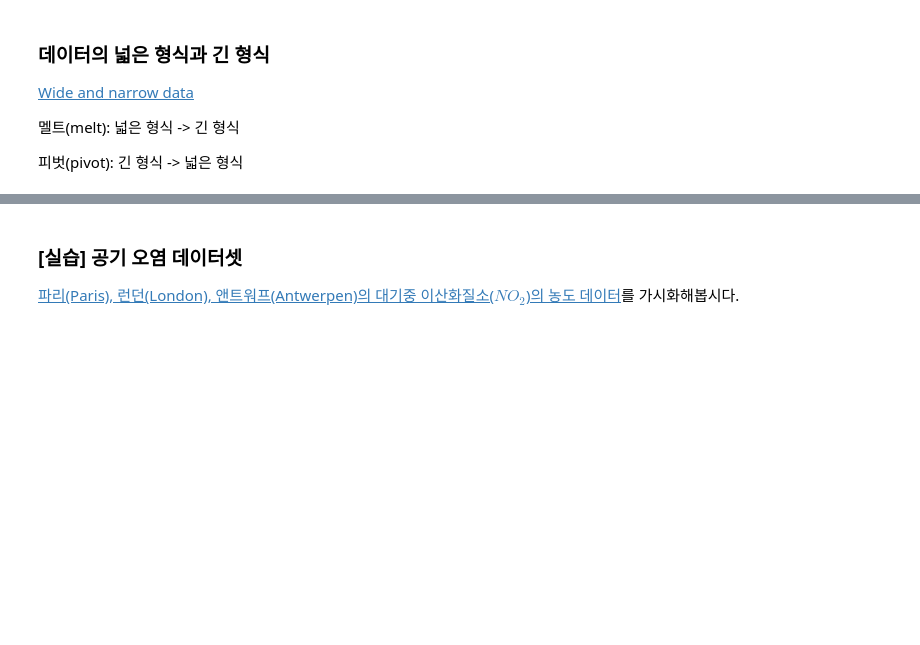
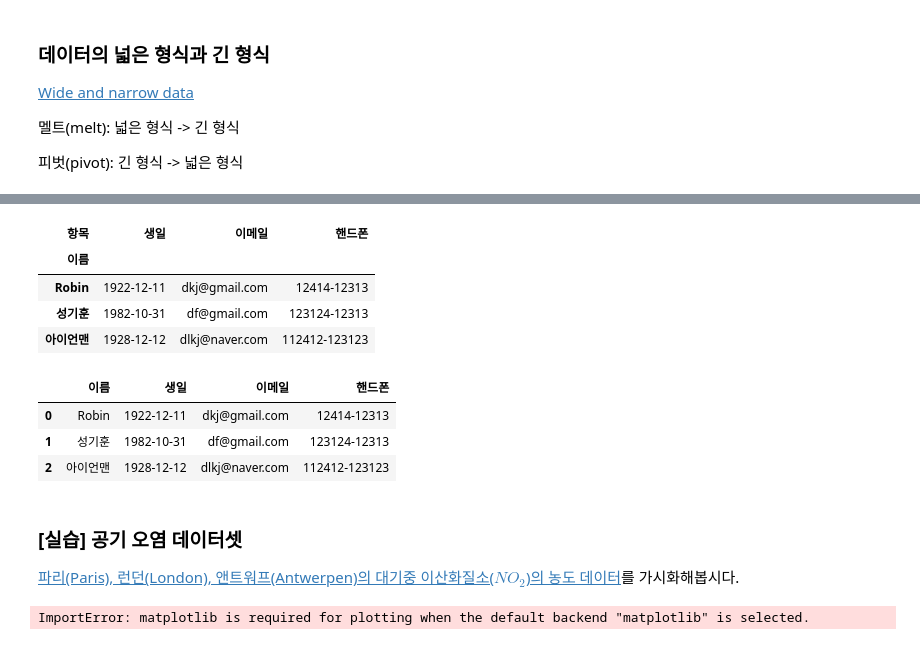
Before and after one commit to Kimjunkuk/SoftwareEngineering, a Jupyter notebook: Honglab/05Data/04_Pandas_v2-220224-150226/04_팬더스와 데이터사이언스(Pandas).ipynb, the cells around one changed output, grey strips where cells are left out. Saved outputs shown, nothing was run; the diff lists cells and outputs as text; code cells hidden in the pictures; blank space fills up the shorter version.

```diff
--- a/Honglab/05Data/04_Pandas_v2-220224-150226/04_팬더스와 데이터사이언스(Pandas).ipynb
+++ b/Honglab/05Data/04_Pandas_v2-220224-150226/04_팬더스와 데이터사이언스(Pandas).ipynb
@@ -277,3 +398,23 @@ import pandas as pd
+# %%
+#피벗
+df_wide2 = df_long.pivot(index="이름", columns="항목", values="내용")
+df_wide2
+# %% [output]
+| 항목 | 생일 | 이메일 | 핸드폰 |
+| 이름 |  |  |  |
+| Robin | 1922-12-11 | dkj@gmail.com | 12414-12313 |
+| 성기훈 | 1982-10-31 | df@gmail.com | 123124-12313 |
+| 아이언맨 | 1928-12-12 | dlkj@naver.com | 112412-123123 |
+# %%
+#항목하고 이름이 겹쳐있는걸 없애기 맬트를 했다가 피벗을 했기때문에 생겨난 항목이라는 것이 사라짐
+
+df_wide2=df_wide2.reset_index().rename_axis(None, axis=1)
+df_wide2
+# %% [output]
+|  | 이름 | 생일 | 이메일 | 핸드폰 |
+| 0 | Robin | 1922-12-11 | dkj@gmail.com | 12414-12313 |
+| 1 | 성기훈 | 1982-10-31 | df@gmail.com | 123124-12313 |
+| 2 | 아이언맨 | 1928-12-12 | dlkj@naver.com | 112412-123123 |
 # %% [markdown]
 ### [실습] 공기 오염 데이터셋
 
@@ -282,0 +422,22 @@ import pandas as pd
+# %%
+import pandas as pd
+
+df = pd.read_csv("air_quality_no2_long.csv", parse_dates=["date.utc"])
+
+
+
+# 이 문제에서 사용하지 않는 기둥 제거
+df.drop(["unit", "parameter", "location", "country"], axis=1, inplace=True)
+
+# pivot
+df=(
+    df.pivot(index="date.utc", columns="city", values="value")
+    .reset_index()
+    .rename_axis(None, axis=1)
+)
+
+# df.head(5)
+
+df.plot.box()
+# %% [output]
+ImportError: matplotlib is required for plotting when the default backend "matplotlib" is selected.
```
Also changed, not shown: parts of 25 cells of this notebook, 6 other files.
